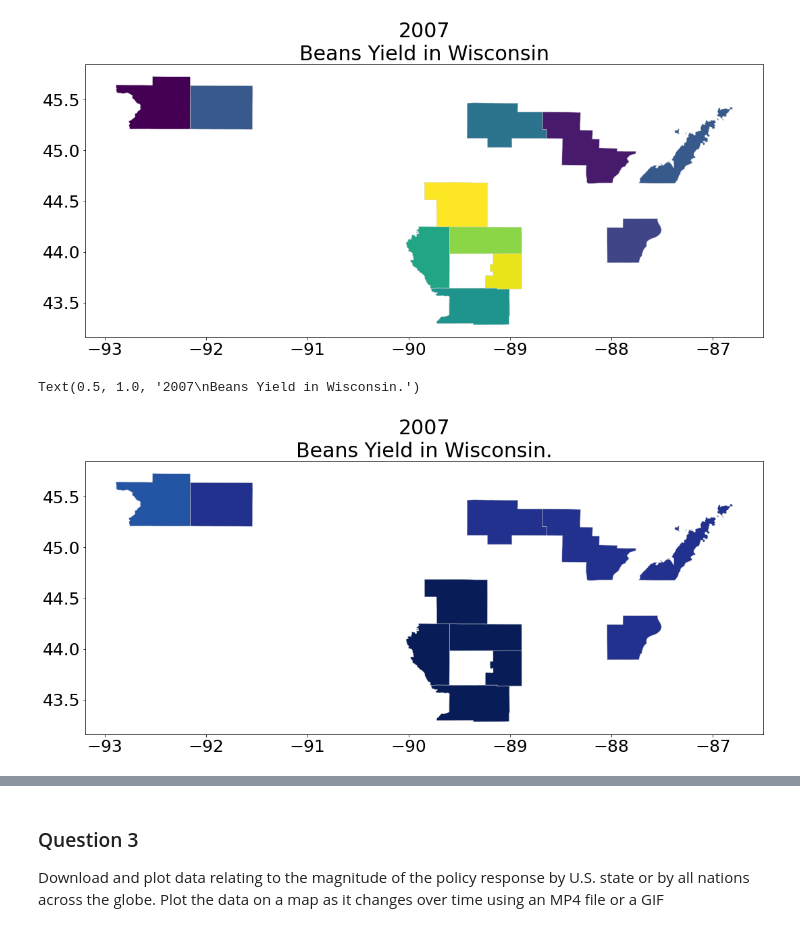
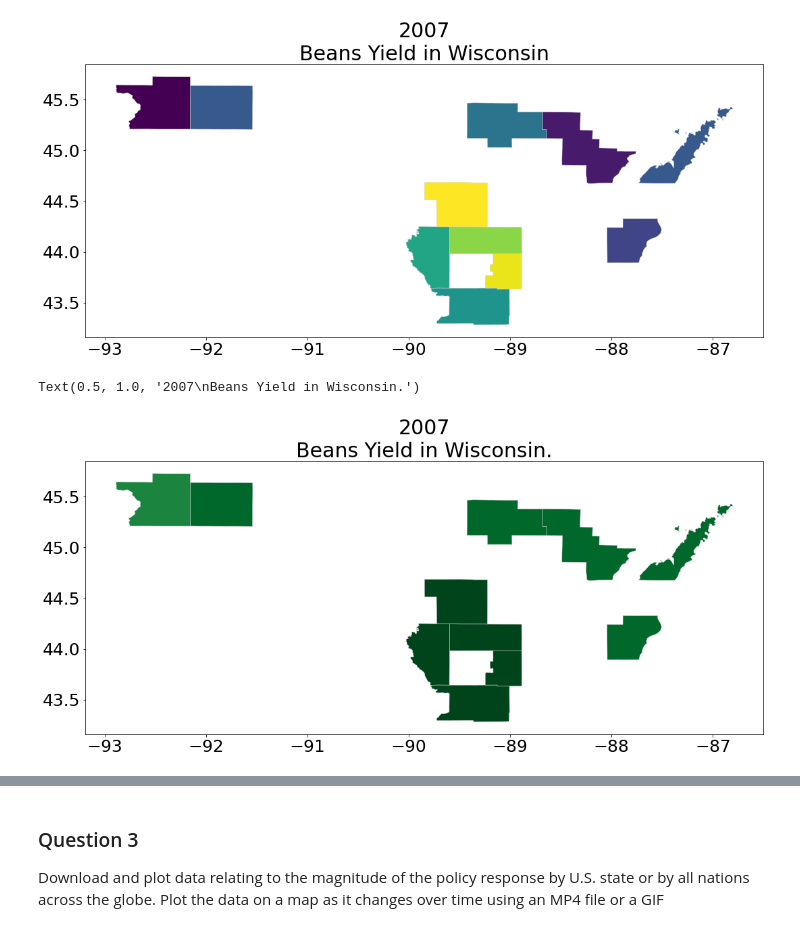
Before and after one commit to tyx1020/Homework-Projects, a Jupyter notebook: Homework 6/Homework 6 - Amanda Tian.ipynb, the cells around one changed output, grey strips where cells are left out. Cells and saved outputs as stored; diff of their text form; code cells hidden in the pictures.

```diff
--- a/Homework 6/Homework 6 - Amanda Tian.ipynb
+++ b/Homework 6/Homework 6 - Amanda Tian.ipynb
@@ -452,26 +452,26 @@ Text(0.5, 1.0, '2007\nBeans Yield in Wisconsin')
 # %%
 fig, ax = plt.subplots(figsize=(18,8),
         subplot_kw = {'aspect': 'equal'})
 plt.rcParams.update({"font.size": 30})
 plt.xticks(fontsize = 25)
 plt.yticks(fontsize = 25)
 key = "Yield"
 # change colors, divide into n distinct colors
-cmap = cm.get_cmap('YlGnBu', 10)
+cmap = cm.get_cmap('Greens', 10)
 vmin = 0.1
 vmax = df[key].max()
 
 norm = cm.colors.LogNorm(vmin=vmin, vmax =vmax)
 plt.cm.ScalarMappable(cmap=cmap, norm=norm)
 df = fc_data[fc_data.index.get_level_values("date") == date]
 df.plot(ax=ax, cax = ax, column=key, vmin=vmin ,vmax = vmax,
              cmap = cmap, legend=False, linewidth=.5, edgecolor='lightgrey',
              norm = norm)
 
 ax.set_title(str(date) + "\n" + "Beans Yield in Wisconsin.", fontsize = 30)
 # %% [output]
 Text(0.5, 1.0, '2007\nBeans Yield in Wisconsin.')
-[figure, old version]
+[figure, new version]
 # %%
 import numpy as np
 import pandas as pd
```
Also changed, not shown: parts of 1 cell of this notebook.
